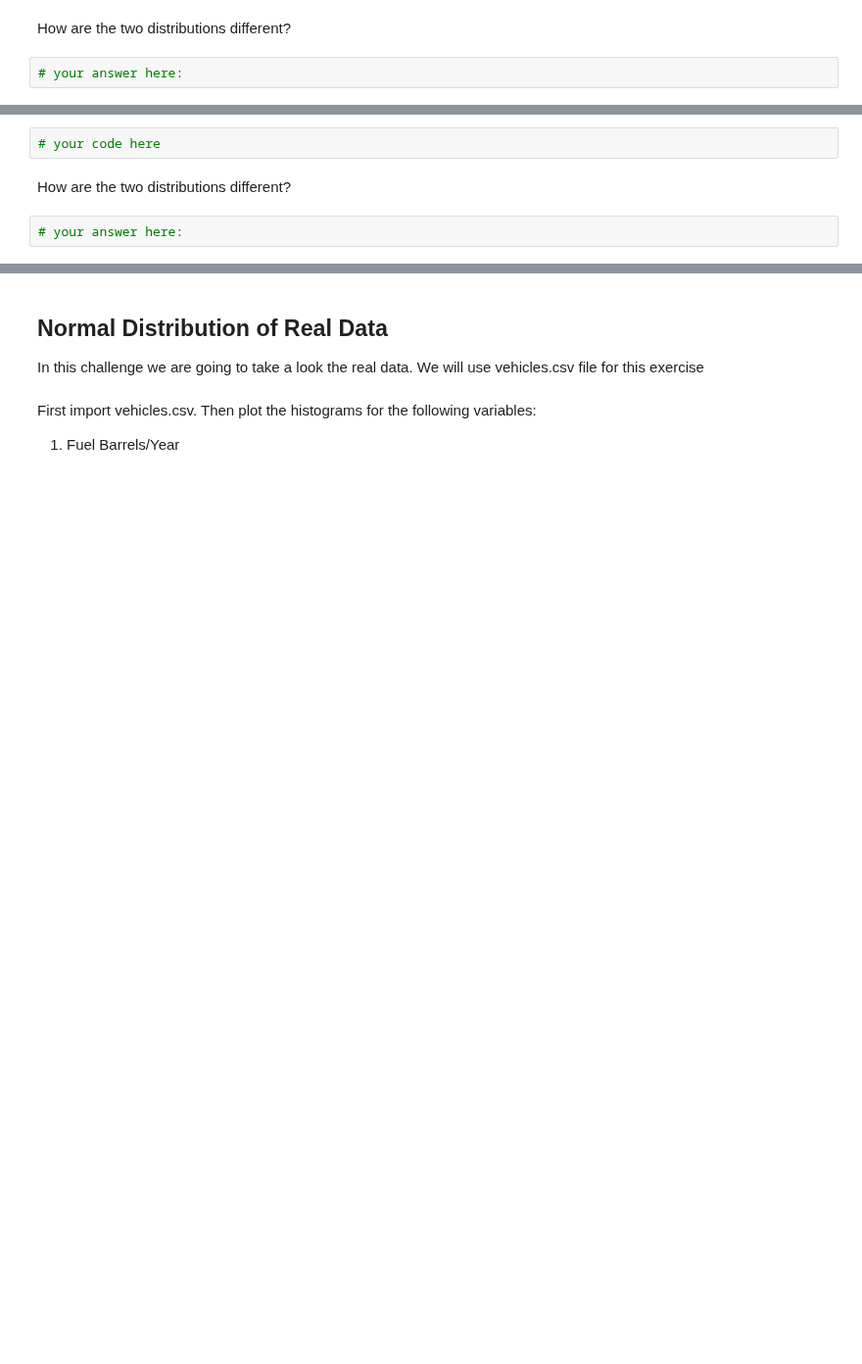
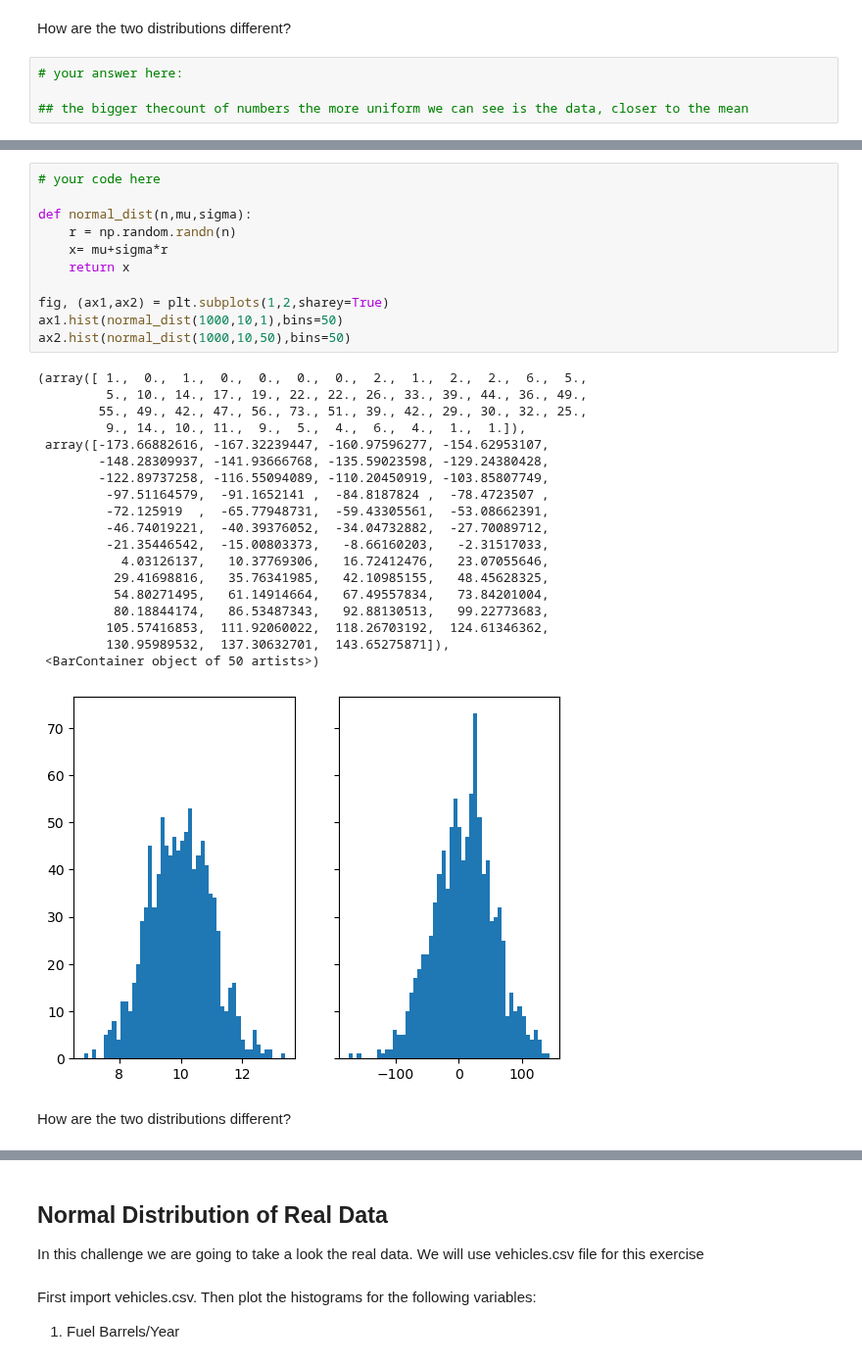
Before and after one commit to ta-data-lis/lab-probability-distributions, a Jupyter notebook: your-code/continuous.ipynb, the cells around one changed output, grey strips where cells are left out. Shown at 98% size. Saved outputs shown, nothing was run; the diff lists cells and outputs as text; blank space fills up the shorter version.

```diff
--- a/your-code/continuous.ipynb
+++ b/your-code/continuous.ipynb
@@ -47,7 +74,9 @@ Your output should look like below:
 # %% [markdown]
 How are the two distributions different?
-# %%
-# your answer here:
+# %%
+# your answer here:
+
+## the bigger thecount of numbers the more uniform we can see is the data, closer to the mean
 # %% [markdown]
 ## Normal Distribution
 
@@ -59,9 +88,36 @@ How are the two distributions different?
 Expected output:
 
 ![normal distribution](nd.png)
-# %%
-# your code here
+# %%
+# your code here
+
+def normal_dist(n,mu,sigma):
+    r = np.random.randn(n)
+    x= mu+sigma*r
+    return x
+
+fig, (ax1,ax2) = plt.subplots(1,2,sharey=True)
+ax1.hist(normal_dist(1000,10,1),bins=50)
+ax2.hist(normal_dist(1000,10,50),bins=50)
+# %% [output]
+(array([ 1.,  0.,  1.,  0.,  0.,  0.,  0.,  2.,  1.,  2.,  2.,  6.,  5.,
+         5., 10., 14., 17., 19., 22., 22., 26., 33., 39., 44., 36., 49.,
+        55., 49., 42., 47., 56., 73., 51., 39., 42., 29., 30., 32., 25.,
+         9., 14., 10., 11.,  9.,  5.,  4.,  6.,  4.,  1.,  1.]),
+ array([-173.66882616, -167.32239447, -160.97596277, -154.62953107,
+        -148.28309937, -141.93666768, -135.59023598, -129.24380428,
+        -122.89737258, -116.55094089, -110.20450919, -103.85807749,
+         -97.51164579,  -91.1652141 ,  -84.8187824 ,  -78.4723507 ,
+         -72.125919  ,  -65.77948731,  -59.43305561,  -53.08662391,
+         -46.74019221,  -40.39376052,  -34.04732882,  -27.70089712,
+         -21.35446542,  -15.00803373,   -8.66160203,   -2.31517033,
+           4.03126137,   10.37769306,   16.72412476,   23.07055646,
+          29.41698816,   35.76341985,   42.10985155,   48.45628325,
+          54.80271495,   61.14914664,   67.49557834,   73.84201004,
+          80.18844174,   86.53487343,   92.88130513,   99.22773683,
+         105.57416853,  111.92060022,  118.26703192,  124.61346362,
+         130.95989532,  137.30632701,  143.65275871]),
+ <BarContainer object of 50 artists>)
+[figure, added]
 # %% [markdown]
 How are the two distributions different?
-# %%
-# your answer here:
```
Also changed, not shown: parts of 17 cells of this notebook.
